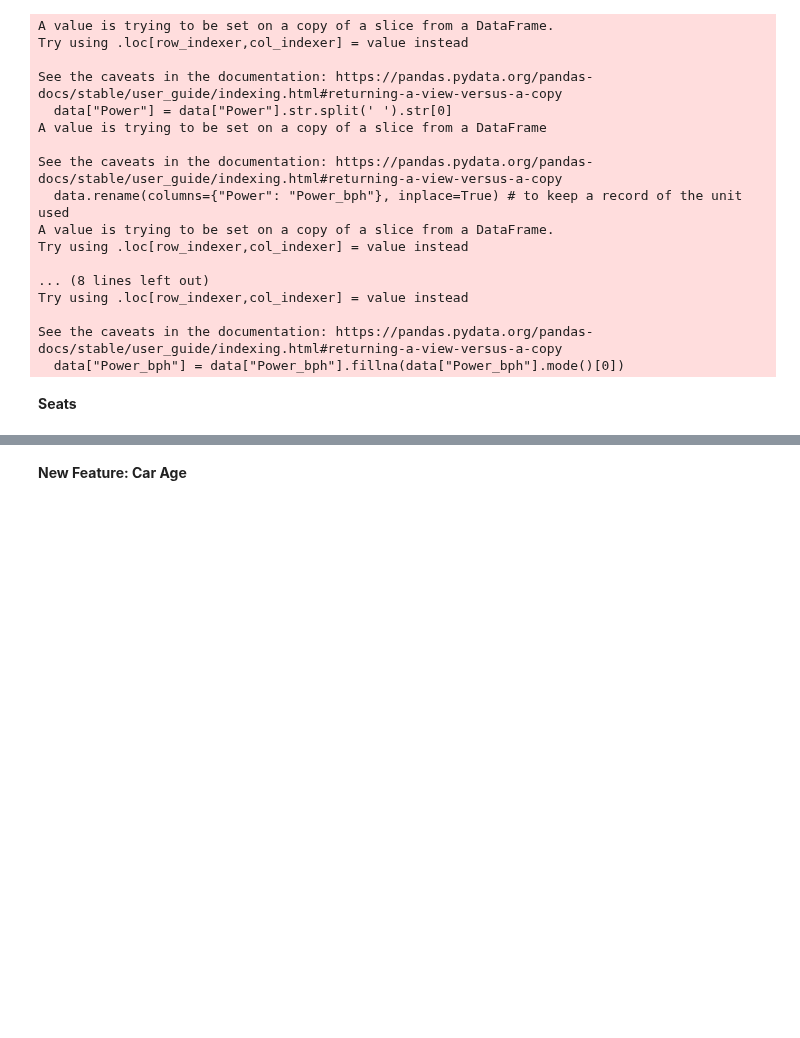
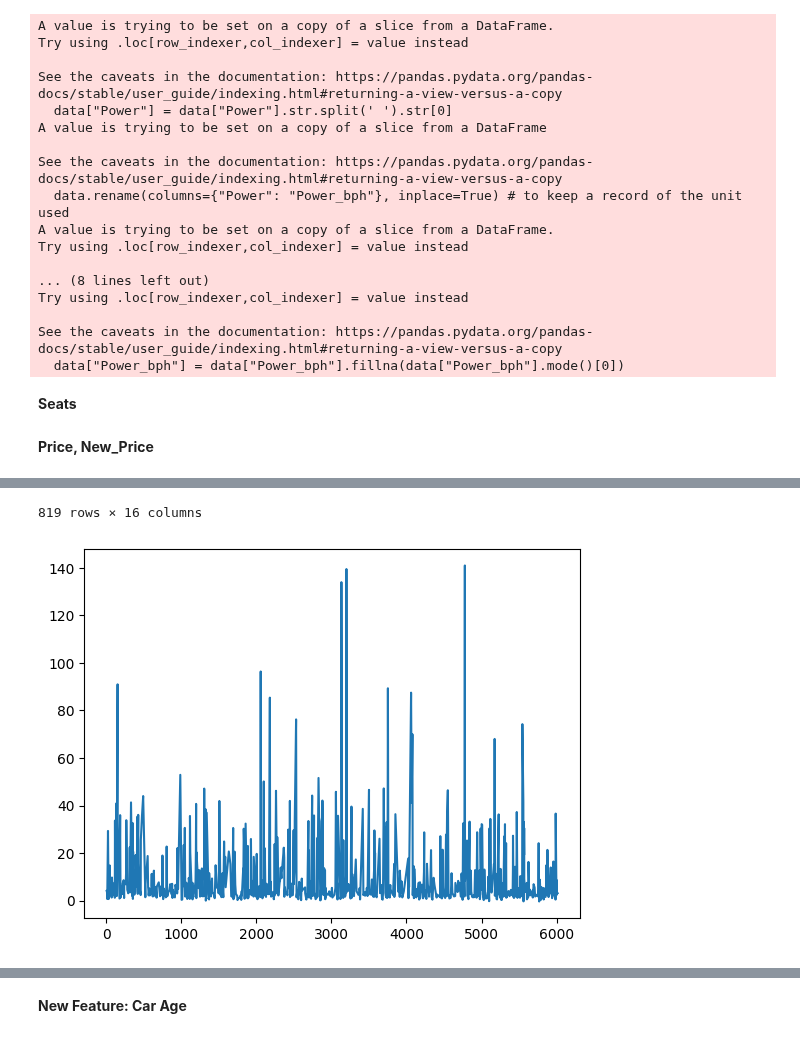
Before and after one commit to safakan/CCTB_repo_safak_atakan_celik, a Jupyter notebook: DEA113/Assignment4/Assignment4_EDA_Kaggle.ipynb, the cells around one changed output, grey strips where cells are left out. Saved outputs shown, nothing was run; the diff lists cells and outputs as text; code cells hidden in the pictures; blank space fills up the shorter version.

```diff
--- a/DEA113/Assignment4/Assignment4_EDA_Kaggle.ipynb
+++ b/DEA113/Assignment4/Assignment4_EDA_Kaggle.ipynb
@@ -472,3 +375,40 @@ data["Seats"] = data["Seats"].fillna(data["Seats"].mode()[0])
 
 # Still some of the values are wrong. The decision for now is to drop this column.
 data.drop(columns=["Seats"], inplace=True)
+# %% [markdown]
+**Price, New_Price**
+# %%
+# # Making sure to not remove something without noticing it, and not to assume currencies.
+# new_price_list = data[data["New_Price"].notnull()]["New_Price"].str.split(' ').tolist()
+# mp = {}
+# mp["currencies"] = []
+# for i in new_price_list:
+#   mp[len(i)] = None # print(len(mp)) # 2
+#   mp["currencies"].append(i[1]) # print(set(mp["currencies"])) # {'Cr', 'Lakh'}
+
+
+# data_filtered = data[data["New_Price"].notnull()]
+# result1 = data_filtered[data_filtered["New_Price"].str.endswith("h")]
+# result2 = data_filtered[data_filtered["New_Price"].str.endswith("r")]
+
+
+# Filter where new price is not null and move the currencies here to a separate field.
+data[["Price_New", "Currency"]] = data[data["New_Price"].notnull()]["New_Price"].str.split(' ', expand=True)
+# Drop the old New_Price column
+data.drop(columns=["New_Price"], inplace=True)
+
+# type casts to allow operations
+data["Price_New"] = pd.to_numeric(data["Price_New"])
+data["Price"] = pd.to_numeric(data["Price"])
+
+# Update Price_New values where the currency is Crore and use Lakh as the common currency.
+data["Price_New"] = data.apply(lambda row: row["Price_New"] * 100 if row["Currency"] == "Cr" else row["Price_New"], axis=1)
+
+#
+data["PriceDiff"] = data["Price_New"] - data["Price"]
+
+data[data["PriceDiff"].notnull()]["PriceDiff"].plot(kind="line")
+data[data["PriceDiff"].notnull()].sort_values(by="PriceDiff", ascending=True)
+## 3 values are negative, this means someone is selling their car above their new_price
+## this shouldn't be possible. dataset looks problematic.
+# %% [output]
@@ -474,0 +427,2 @@ data.drop(columns=["Seats"], inplace=True)
+819 rows × 16 columns
+[figure, added]
```
Also changed, not shown: parts of 18 cells of this notebook.
